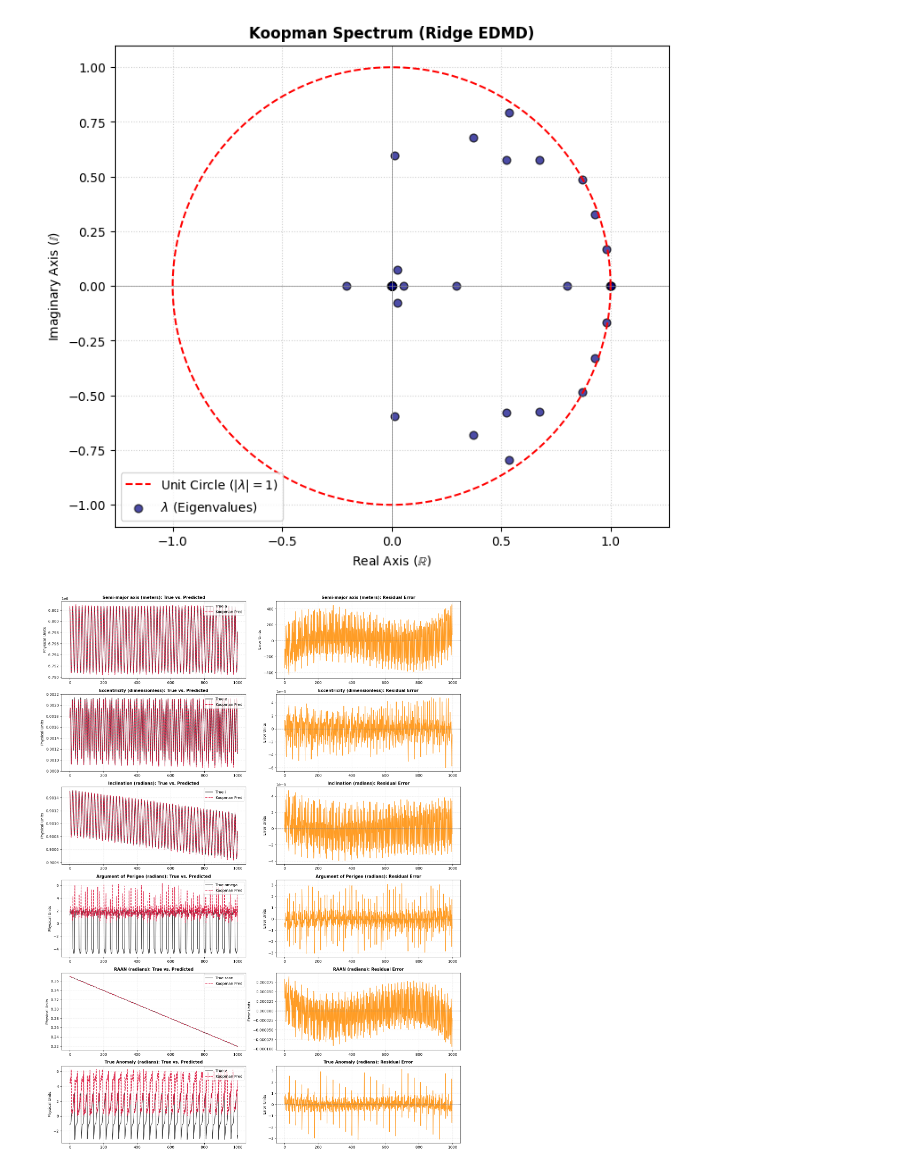
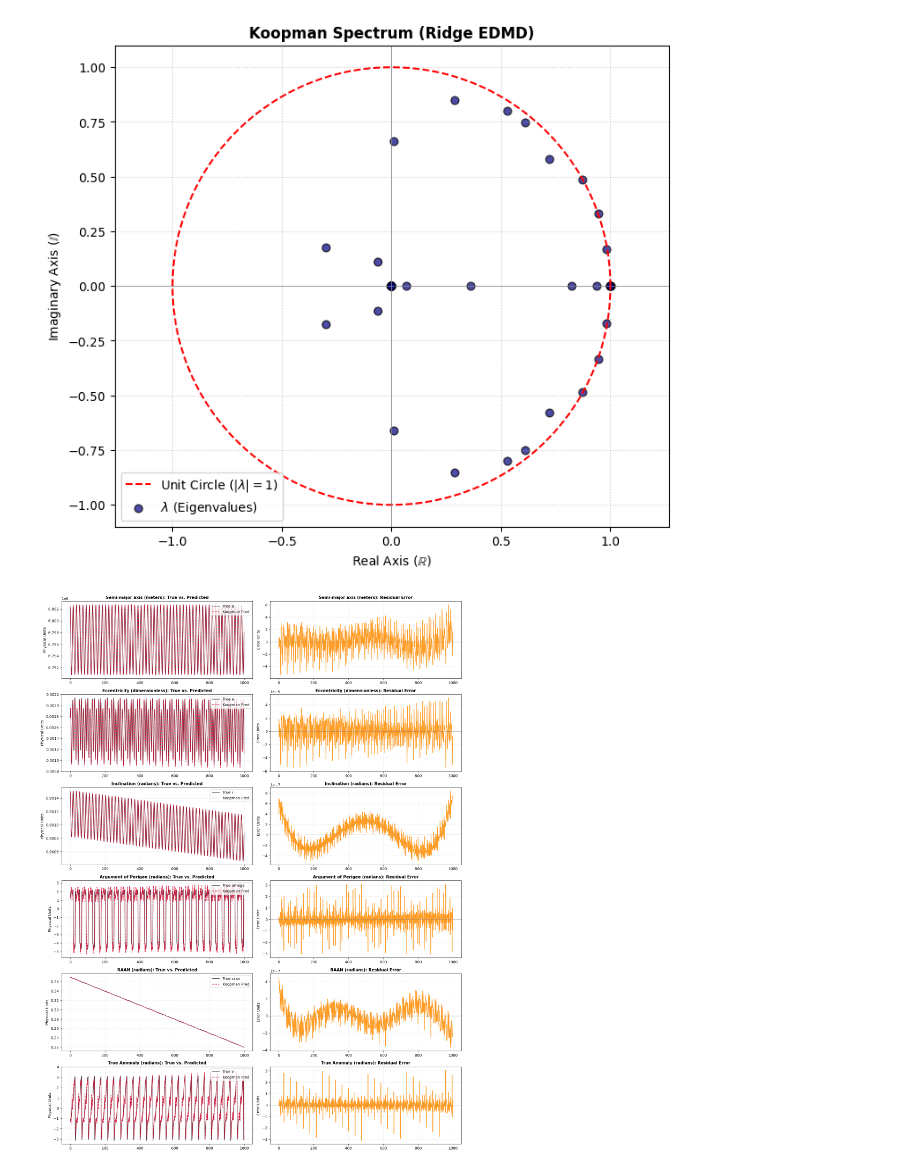
Before and after one commit to SS26-27-JMU-Praktikum-Koopman-EDMD/orekit-propagator, a Jupyter notebook: src/edmd.ipynb, the cells around one changed output. Saved outputs shown, nothing was run; the diff lists cells and outputs as text; code cells hidden in the pictures.

Commit message:
edmd with Ridge parameter  1e-8

```diff
--- a/src/edmd.ipynb
+++ b/src/edmd.ipynb
@@ -40,7 +40,7 @@ print(f"Total time steps: {n_samples} | Total lifted dimensions: {n_dim}\n")
 # 2. TRAIN KOOPMAN OPERATOR (RIDGE EDMD FOR OPTIMAL 1-STEP MAPPING)
 # ==============================================================================
 # alpha=1e-4 adds a small penalty to keep the weights of your features stable
-model = Ridge(alpha=1e-4, fit_intercept=False)
+model = Ridge(alpha=1e-8, fit_intercept=False)
 model.fit(Z1, Z2)
 
 # Extract the Koopman Operator matrix K
@@ -66,9 +66,9 @@ pred_raw_orbit = pd.DataFrame(Z2_pred[:, 1:7], columns=['a', 'e', 'i', 'omega',
 pred_raw_orbit[['a', 'e']] = scaler_ae.inverse_transform(pred_raw_orbit[['a', 'e']])
 
 # 2. Keep the angles in their raw unlifted domain (radians)
-# Optional: Apply a modulo 2*pi wrap to the predictions to prevent unphysical angle drifting
 angles = ['i', 'omega', 'raan', 'v']
-pred_raw_orbit[angles] = pred_raw_orbit[angles] % (2 * np.pi)
+# pred_raw_orbit[angles] = (pred_raw_orbit[angles] + np.pi) % (2 * np.pi) - np.pi
+# true_raw_orbit[angles] = (true_raw_orbit[angles] + np.pi) % (2 * np.pi) - np.pi
 
 
 
@@ -163,2 +163,2 @@ Max Eigenvalue Magnitude: 1.00002
-[figure, old version]
+[figure, new version]
-[figure, old version]
+[figure, new version]
```
Also changed, not shown: parts of 1 cell of this notebook.
